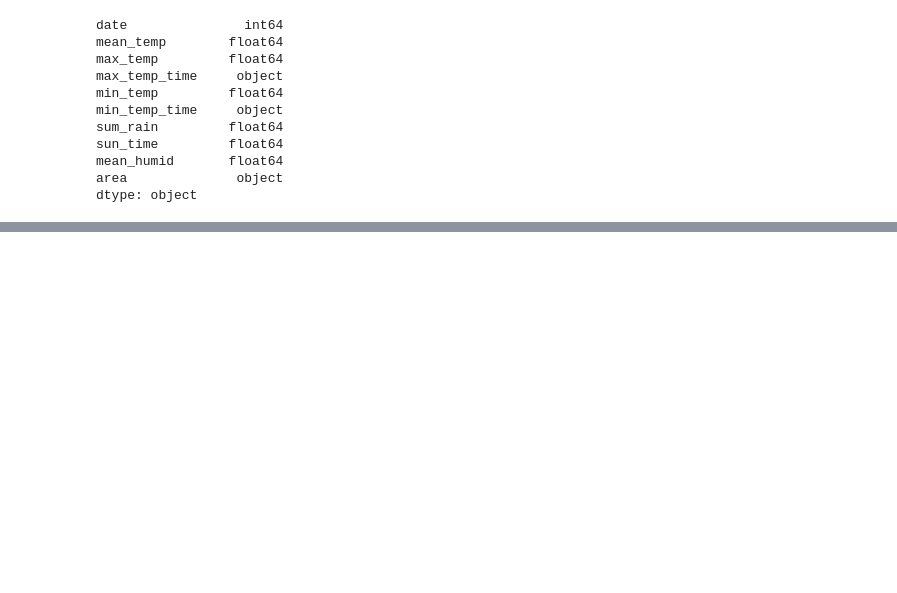
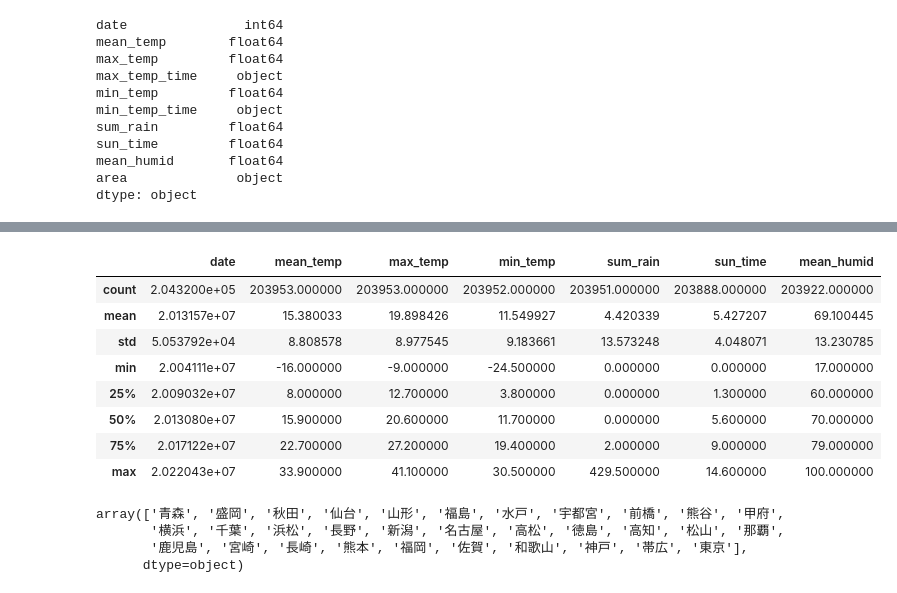
Before and after one commit to Oriolus0721/-, a Jupyter notebook: code/データ外観.ipynb, the cells around one changed output, grey strips where cells are left out. Cells and saved outputs as stored; diff of their text form; code cells hidden in the pictures; blank space fills up the shorter version.

```diff
--- a/code/データ外観.ipynb
+++ b/code/データ外観.ipynb
@@ -124,0 +137,19 @@ dtype: object
+# %%
+df2.describe()
+# %% [output]
+|  | date | mean_temp | max_temp | min_temp | sum_rain | sun_time | mean_humid |
+| count | 2.043200e+05 | 203953.000000 | 203953.000000 | 203952.000000 | 203951.000000 | 203888.000000 | 203922.000000 |
+| mean | 2.013157e+07 | 15.380033 | 19.898426 | 11.549927 | 4.420339 | 5.427207 | 69.100445 |
+| std | 5.053792e+04 | 8.808578 | 8.977545 | 9.183661 | 13.573248 | 4.048071 | 13.230785 |
+| min | 2.004111e+07 | -16.000000 | -9.000000 | -24.500000 | 0.000000 | 0.000000 | 17.000000 |
+| 25% | 2.009032e+07 | 8.000000 | 12.700000 | 3.800000 | 0.000000 | 1.300000 | 60.000000 |
+| 50% | 2.013080e+07 | 15.900000 | 20.600000 | 11.700000 | 0.000000 | 5.600000 | 70.000000 |
+| 75% | 2.017122e+07 | 22.700000 | 27.200000 | 19.400000 | 2.000000 | 9.000000 | 79.000000 |
+| max | 2.022043e+07 | 33.900000 | 41.100000 | 30.500000 | 429.500000 | 14.600000 | 100.000000 |
+# %%
+df2["area"].unique()
+# %% [output]
+array(['青森', '盛岡', '秋田', '仙台', '山形', '福島', '水戸', '宇都宮', '前橋', '熊谷', '甲府',
+       '横浜', '千葉', '浜松', '長野', '新潟', '名古屋', '高松', '徳島', '高知', '松山', '那覇',
+       '鹿児島', '宮崎', '長崎', '熊本', '福岡', '佐賀', '和歌山', '神戸', '帯広', '東京'],
+      dtype=object)
```
Also changed, not shown: parts of 9 cells of this notebook.
